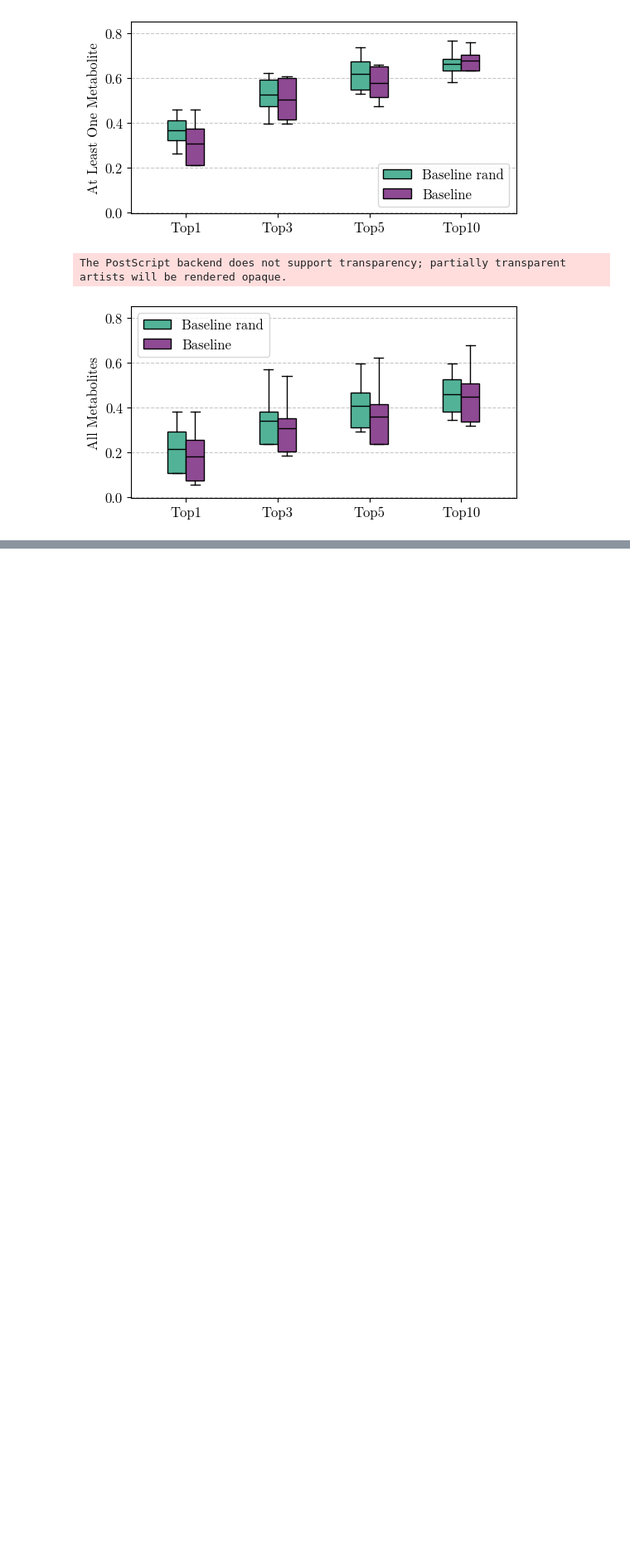
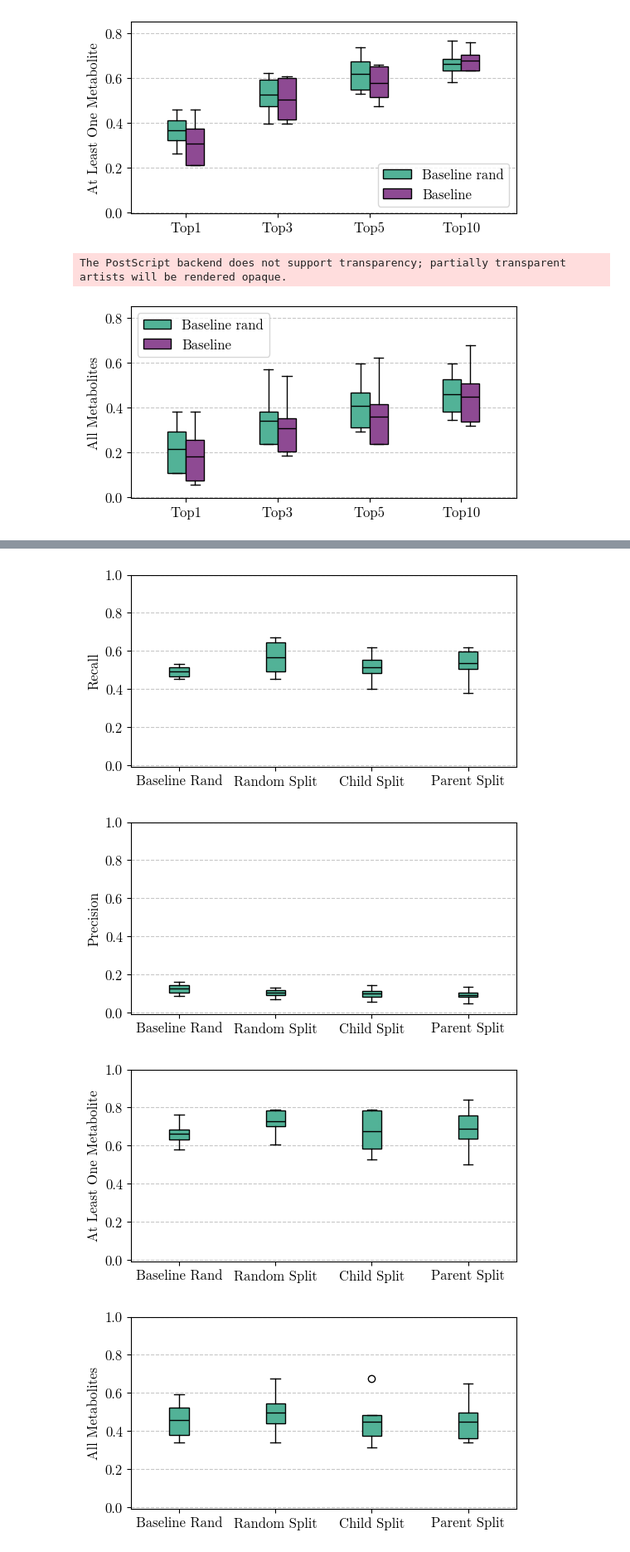
Before and after one commit to tsofiac/LAGOM, a Jupyter notebook: data_analysis/boxplot.ipynb, the cells around one changed output, grey strips where cells are left out. Shown at 83% size. Cells and saved outputs as stored; diff of their text form; code cells hidden in the pictures; blank space fills up the shorter version.

```diff
--- a/data_analysis/boxplot.ipynb
+++ b/data_analysis/boxplot.ipynb
@@ -377,13 +363,36 @@ labels = ['Split 1', 'Split 2', 'Split 3', 'Split 4']
-# %%
-_, _, bs32_one, bs32_all = score_result('../evaluation/result/result_version44_chemf_mmp_comb_0.5.csv', 5, False)
-recall_bs19, precision_bs19, score1_bs19, score_all_bs19 = score_result('../evaluation/result/result_test_bs19.csv', 8, False)
-recall_bs38, precision_bs38, score1_bs38, score_all_bs38 = score_result('../evaluation/result/result_test_bs38.csv', 4, False)
-
-data = [score_all_bs19, score_all_bs38, bs32_all]
-
-xlabel = None
-ylabel = 'All Metabolites'
-xticks = ['Top1', 'Top3', 'Top5', 'Top10', 'All']
-labels = ['BS 19', 'BS 38', 'BS 32']
-
-# multi_boxplot(data, xlabel, ylabel, xticks, labels, 'upper left')
+# %%
+bs = 4
+
+recall_baseline_05, precision_baseline_05, score_one_baseline_05, score_all_baseline_05 = score_result('../evaluation/alohomora/result_base_rand.csv', bs, False)
+recall_random, precision_random, score_one_random, score_all_random = score_result('../evaluation/alohomora/result_comb_random_split_5_per_model.csv', bs, False)
+recall_child, precision_child, score_one_child, score_all_child = score_result('../evaluation/alohomora/result_comb_child_split_3_per_model.csv', bs, False)
+recall_parent, precision_parent, score_one_parent, score_all_parent = score_result('../evaluation/alohomora/result_comb_parent_split_4_per_model.csv', bs, False)
+
+recall_all = [recall_baseline_05[-2], recall_random[-1], recall_child[-1], recall_parent[-1]]
+precision_all = [precision_baseline_05[-2], precision_random[-1], precision_child[-1], precision_parent[-1]]
+score_one_all = [score_one_baseline_05[-2], score_one_random[-1], score_one_child[-1], score_one_parent[-1]]
+score_all_all = [score_all_baseline_05[-2], score_all_random[-1], score_all_child[-1], score_all_parent[-1]]
+
+xlabel = None
+xticks = ['Baseline Rand', 'Random Split', 'Child Split', 'Parent Split']
+
+data = [recall_all]
+ylabel = 'Recall'
+multi_boxplot(data, xlabel, ylabel, xticks, labels, None, None, 1)
+
+data = [precision_all]
+ylabel = 'Precision'
+multi_boxplot(data, xlabel, ylabel, xticks, labels, None, None, 1)
+
+data = [score_one_all]
+ylabel = 'At Least One Metabolite'
+multi_boxplot(data, xlabel, ylabel, xticks, labels, None, None, 1)
+
+data = [score_all_all]
+ylabel = 'All Metabolites'
+multi_boxplot(data, xlabel, ylabel, xticks, labels, None, None, 1)
+# %% [output]
+[figure, added]
+[figure, added]
+[figure, added]
+[figure, added]
```
Also changed, not shown: parts of 7 cells of this notebook, 3 other files.
